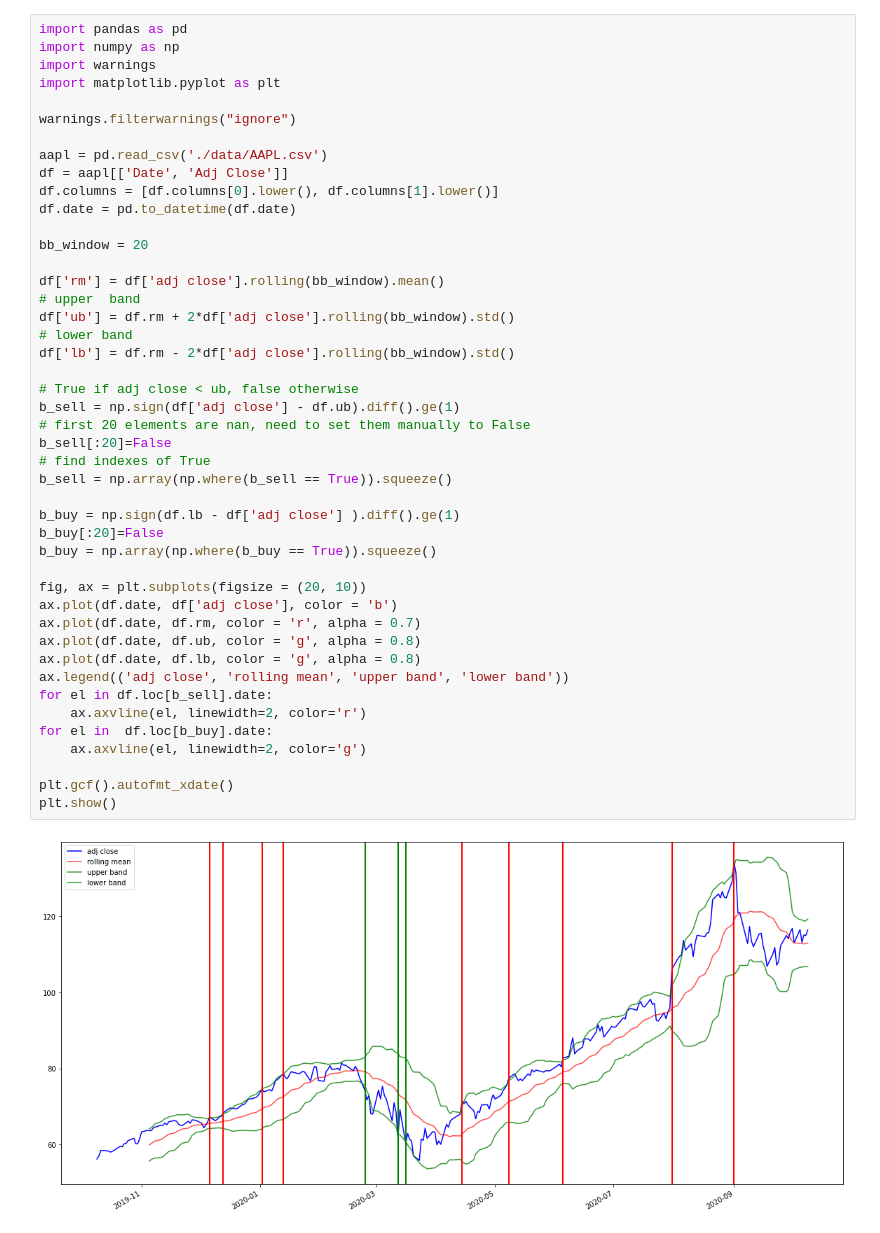
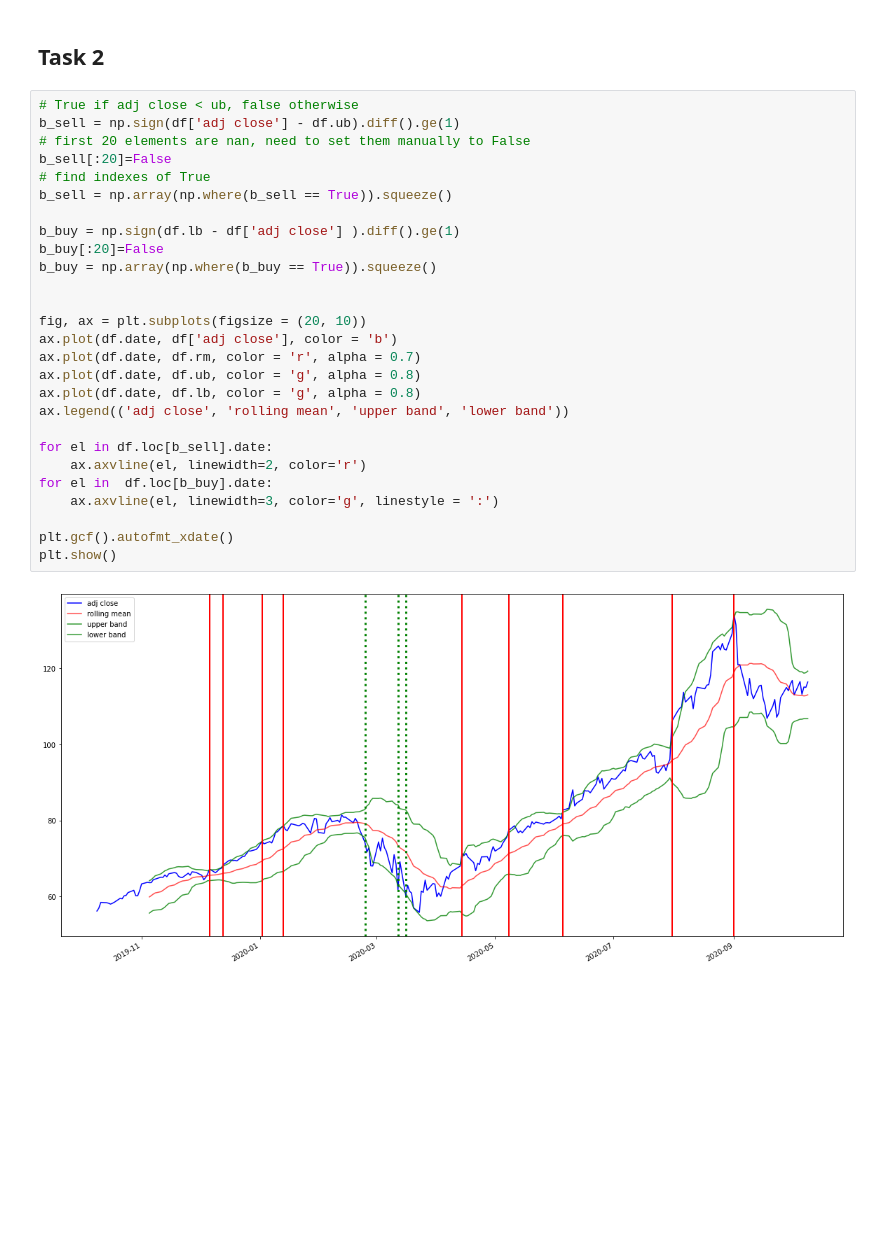
Before and after one commit to EmaMerca/AI4T, a Jupyter notebook: homework 1/notebook.ipynb, the cells around one changed output. Drawn from its saved outputs; the diff is of its cells as text; blank space fills up the shorter version.

```diff
--- a/homework 1/notebook.ipynb
+++ b/homework 1/notebook.ipynb
@@ -3,47 +36,31 @@
+# %% [markdown]
+## Task 2
 # %%
-import pandas as pd
-import numpy as np
-import warnings
-import matplotlib.pyplot as plt
-
-warnings.filterwarnings("ignore")
-
-aapl = pd.read_csv('./data/AAPL.csv')
-df = aapl[['Date', 'Adj Close']]
-df.columns = [df.columns[0].lower(), df.columns[1].lower()]
-df.date = pd.to_datetime(df.date)
-
-bb_window = 20
-
-df['rm'] = df['adj close'].rolling(bb_window).mean()
-# upper  band
-df['ub'] = df.rm + 2*df['adj close'].rolling(bb_window).std()
-# lower band
-df['lb'] = df.rm - 2*df['adj close'].rolling(bb_window).std()
-
 # True if adj close < ub, false otherwise
 b_sell = np.sign(df['adj close'] - df.ub).diff().ge(1)
 # first 20 elements are nan, need to set them manually to False
 b_sell[:20]=False
 # find indexes of True
 b_sell = np.array(np.where(b_sell == True)).squeeze()
 
 b_buy = np.sign(df.lb - df['adj close'] ).diff().ge(1)
 b_buy[:20]=False
 b_buy = np.array(np.where(b_buy == True)).squeeze()
 
+
 fig, ax = plt.subplots(figsize = (20, 10))
 ax.plot(df.date, df['adj close'], color = 'b')
 ax.plot(df.date, df.rm, color = 'r', alpha = 0.7)
 ax.plot(df.date, df.ub, color = 'g', alpha = 0.8)
 ax.plot(df.date, df.lb, color = 'g', alpha = 0.8)
 ax.legend(('adj close', 'rolling mean', 'upper band', 'lower band'))
+
 for el in df.loc[b_sell].date:
     ax.axvline(el, linewidth=2, color='r')
 for el in  df.loc[b_buy].date:
-    ax.axvline(el, linewidth=2, color='g')
+    ax.axvline(el, linewidth=3, color='g', linestyle = ':')
 
 plt.gcf().autofmt_xdate()
 plt.show()
 # %% [output]
-[figure, old version]
+[figure, new version]
```
Also changed, not shown: parts of 2 cells of this notebook.
